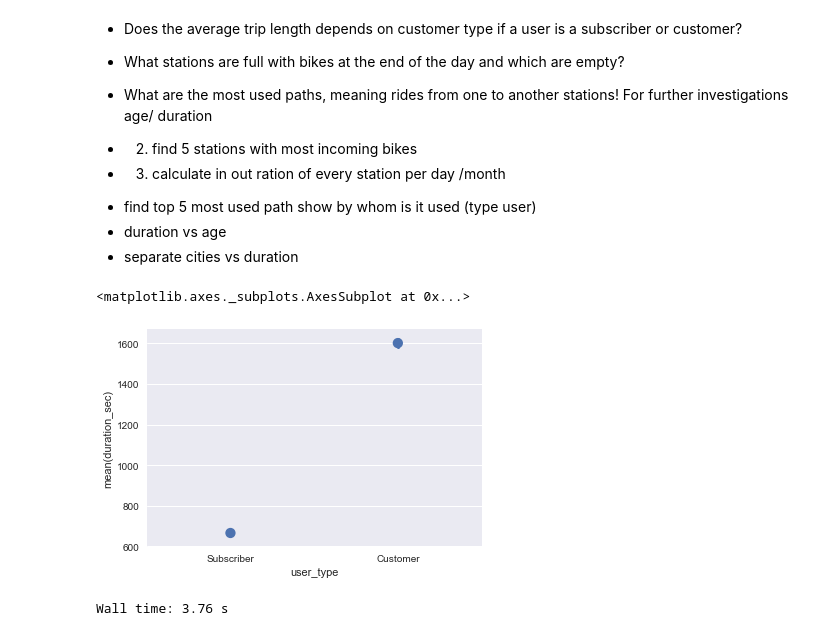
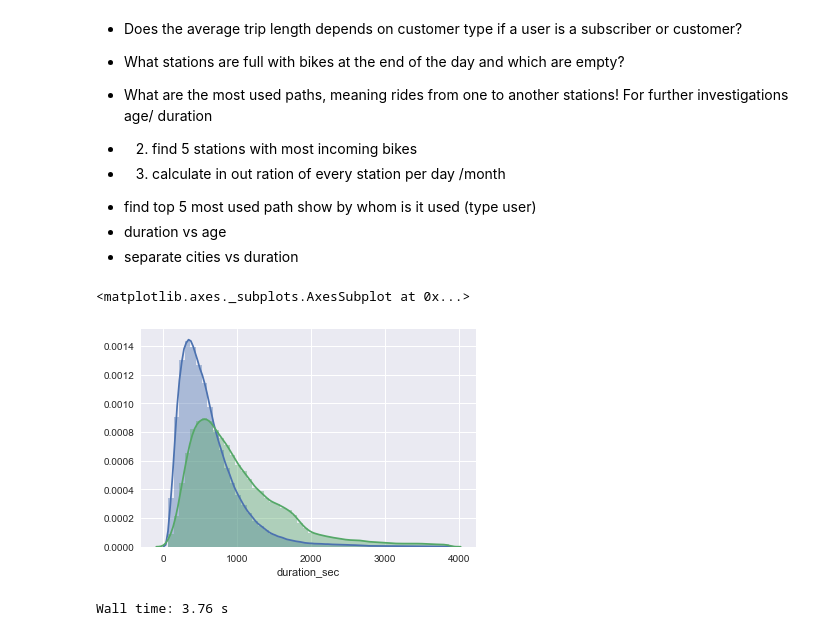
Before and after one commit to infoStunde/DAND-Project5, a Jupyter notebook: exploration_template.ipynb, the cells around one changed output. Saved outputs shown, nothing was run; the diff lists cells and outputs as text; code cells hidden in the pictures.

```diff
--- a/exploration_template.ipynb
+++ b/exploration_template.ipynb
@@ -192,12 +185,15 @@ fashion in the previous section (univariate exploration).
 + find top 5 most used path show by whom is it used (type user)
 + duration vs age
 + separate cities vs duration
-# %%
-# Does the average trip length depends on customer type if a user is a subscriber or customer?
-sns.pointplot(data=rides, x='user_type', y='duration_sec', linestyles='')
-# %% [output]
-<matplotlib.axes._subplots.AxesSubplot at 0x...>
-[figure, removed]
+# %%
+per_99=rides[rides.duration_sec < 3865]
+sub=per_99[per_99.user_type == 'Subscriber']
+cus=per_99[per_99.user_type == 'Customer']
+sns.distplot( sub.duration_sec)
+sns.distplot( cus.duration_sec)
+# %% [output]
+<matplotlib.axes._subplots.AxesSubplot at 0x...>
+[figure, added]
 # %%
 %%time
 #duration vs. age
```
Also changed, not shown: parts of 28 cells of this notebook, 1 other file.
